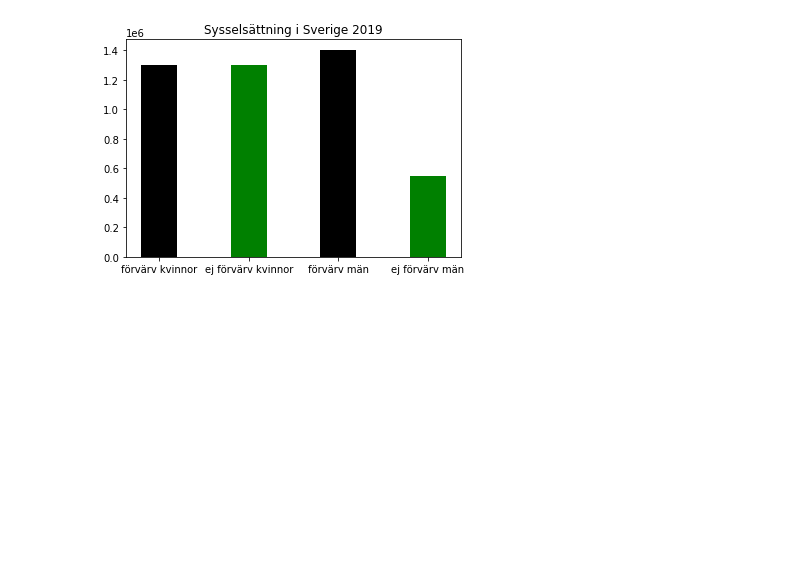
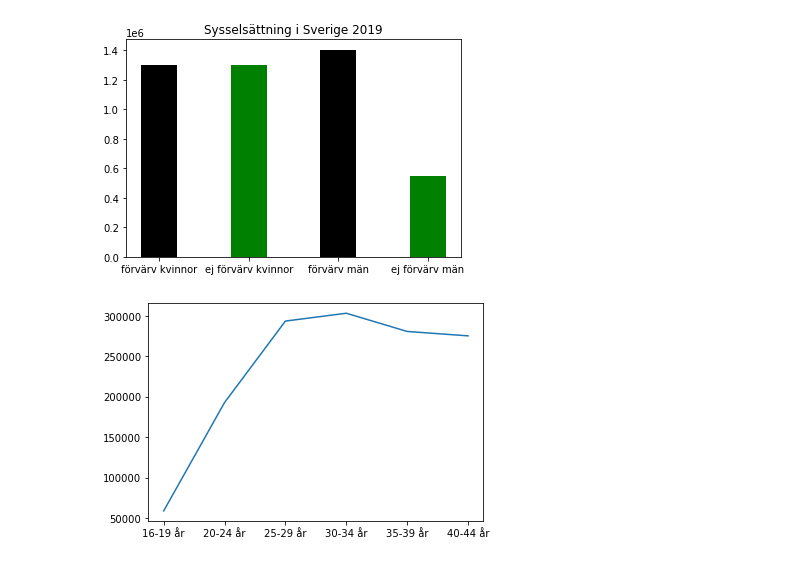
Before and after one commit to SannaIsak/sanna_isaksson_TE19C, a Jupyter notebook: Arbetsområde3/dataanalys/uppgifter_pandas.ipynb, the cells around one changed output. Drawn from its saved outputs; the diff is of its cells as text; code cells hidden in the pictures; blank space fills up the shorter version.

Commit message:
genomgång + uppgift 3 och 4a

```diff
--- a/Arbetsområde3/dataanalys/uppgifter_pandas.ipynb
+++ b/Arbetsområde3/dataanalys/uppgifter_pandas.ipynb
@@ -175,3 +176,18 @@ plt.show
 # %% [output]
 <function matplotlib.pyplot.show(*args, **kw)>
 [figure]
+# %%
+# Uppgift 3
+
+import matplotlib.pyplot as plt
+
+män_df = df[df["kön"]=="män"]
+värvmän_df = män_df[män_df["sysselsättning"]=="förvärvsarbetande"]
+
+values_lista = värvmän_df["2019"].tolist()
+labels_lista = värvmän_df["ålder"].unique()
+
+plt.plot(labels_lista, values_lista)
+plt.show()
+# %% [output]
+[figure, added]
```
Also changed, not shown: parts of 4 cells of this notebook, 2 other files.
